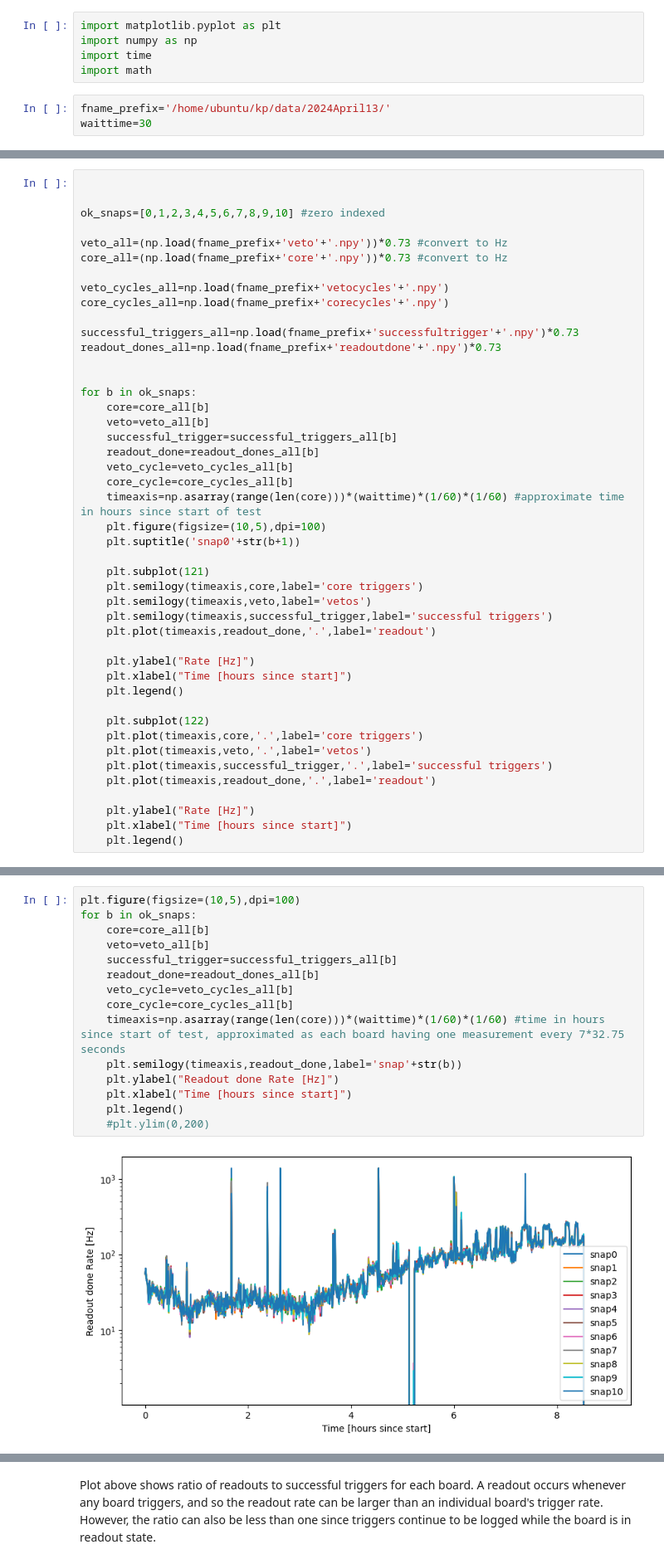
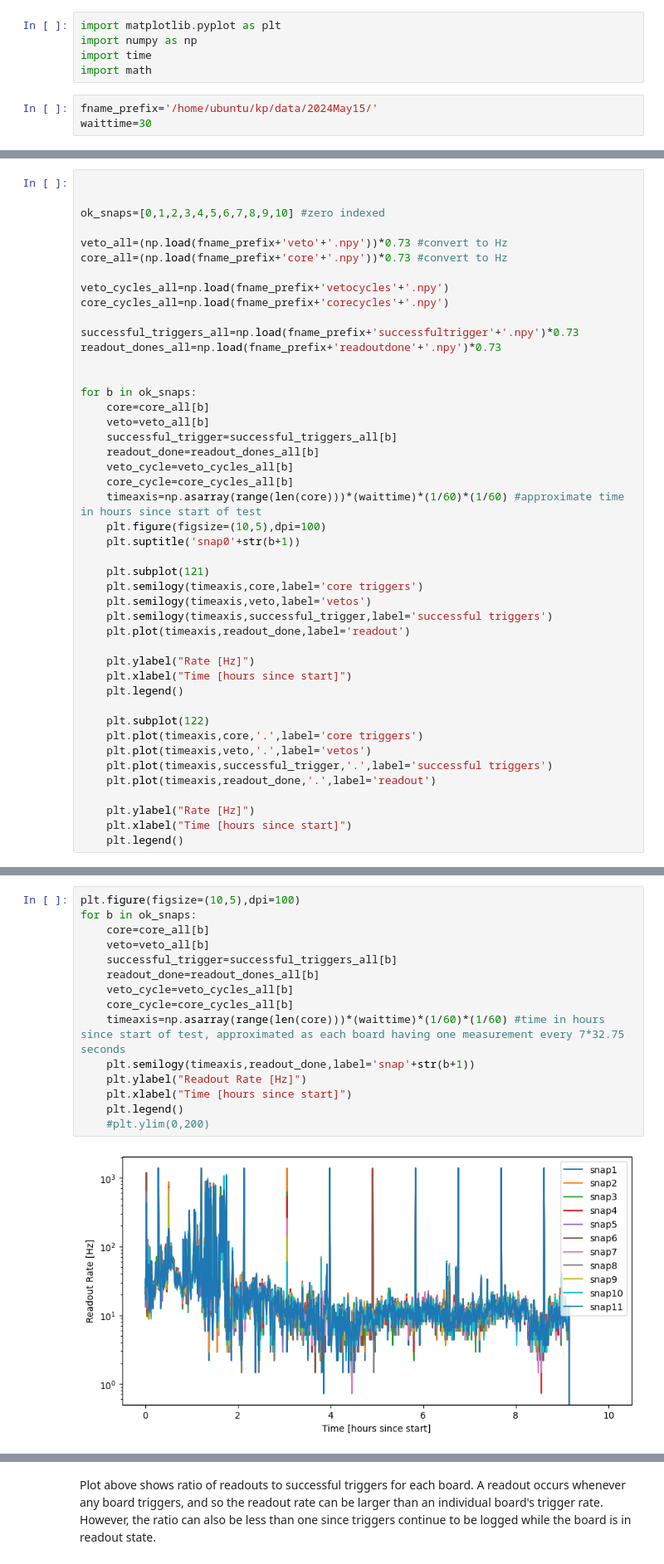
Before and after one commit to realtimeradio/caltech-lwa, a Jupyter notebook: cosmic_ray_scripts/snap2_control/Rate_monitor_plotting.ipynb, the cells around one changed output, grey strips where cells are left out. Shown at 83% size. Saved outputs shown, nothing was run; the diff lists cells and outputs as text.

```diff
--- a/cosmic_ray_scripts/snap2_control/Rate_monitor_plotting.ipynb
+++ b/cosmic_ray_scripts/snap2_control/Rate_monitor_plotting.ipynb
@@ -4,5 +4,5 @@ import numpy as np
 import time
 import math
 # %%
-fname_prefix='/home/ubuntu/kp/data/2024April13/'
+fname_prefix='/home/ubuntu/kp/data/2024May15/'
 waittime=30
@@ -36,7 +40,7 @@ for b in ok_snaps:
     plt.semilogy(timeaxis,core,label='core triggers')
     plt.semilogy(timeaxis,veto,label='vetos')
     plt.semilogy(timeaxis,successful_trigger,label='successful triggers')
-    plt.plot(timeaxis,readout_done,'.',label='readout')
+    plt.plot(timeaxis,readout_done,label='readout')
 
     plt.ylabel("Rate [Hz]")
     plt.xlabel("Time [hours since start]")
@@ -66,17 +70,17 @@ for b in ok_snaps:
 # %%
 plt.figure(figsize=(10,5),dpi=100)
 for b in ok_snaps:
     core=core_all[b]
     veto=veto_all[b]
     successful_trigger=successful_triggers_all[b]
     readout_done=readout_dones_all[b]
     veto_cycle=veto_cycles_all[b]
     core_cycle=core_cycles_all[b]
     timeaxis=np.asarray(range(len(core)))*(waittime)*(1/60)*(1/60) #time in hours since start of test, approximated as each board having one measurement every 7*32.75 seconds
-    plt.semilogy(timeaxis,readout_done,label='snap'+str(b))
-    plt.ylabel("Readout done Rate [Hz]")
+    plt.semilogy(timeaxis,readout_done,label='snap'+str(b+1))
+    plt.ylabel("Readout Rate [Hz]")
     plt.xlabel("Time [hours since start]")
     plt.legend()
     #plt.ylim(0,200)
 # %% [output]
-[figure, old version]
+[figure, new version]
```
Also changed, not shown: parts of 12 cells of this notebook, 1 other file.
